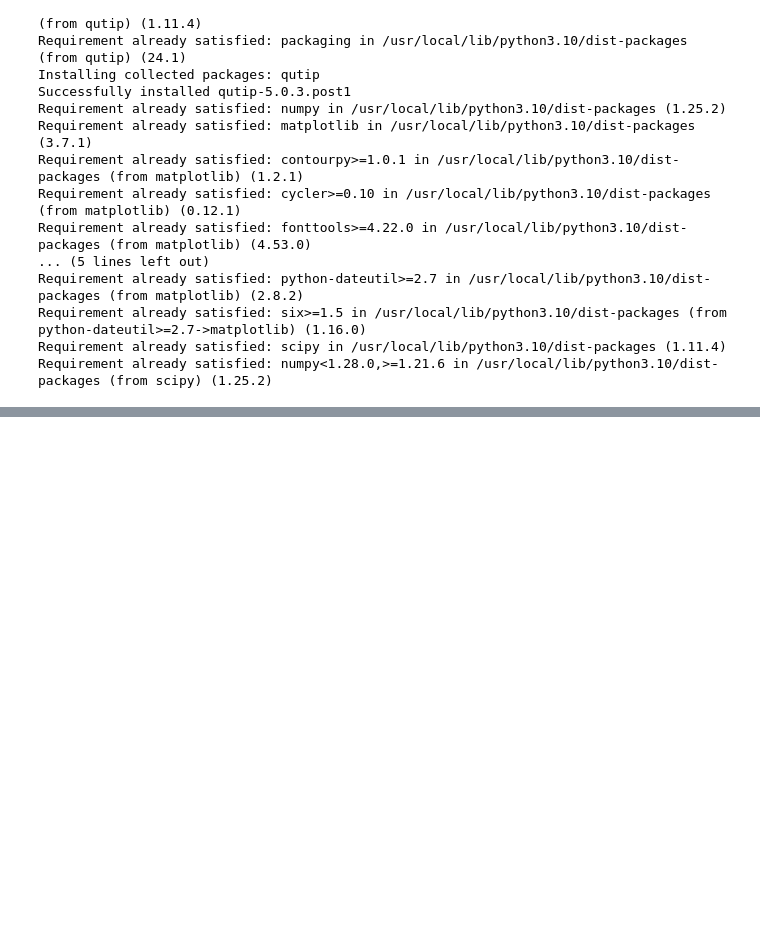
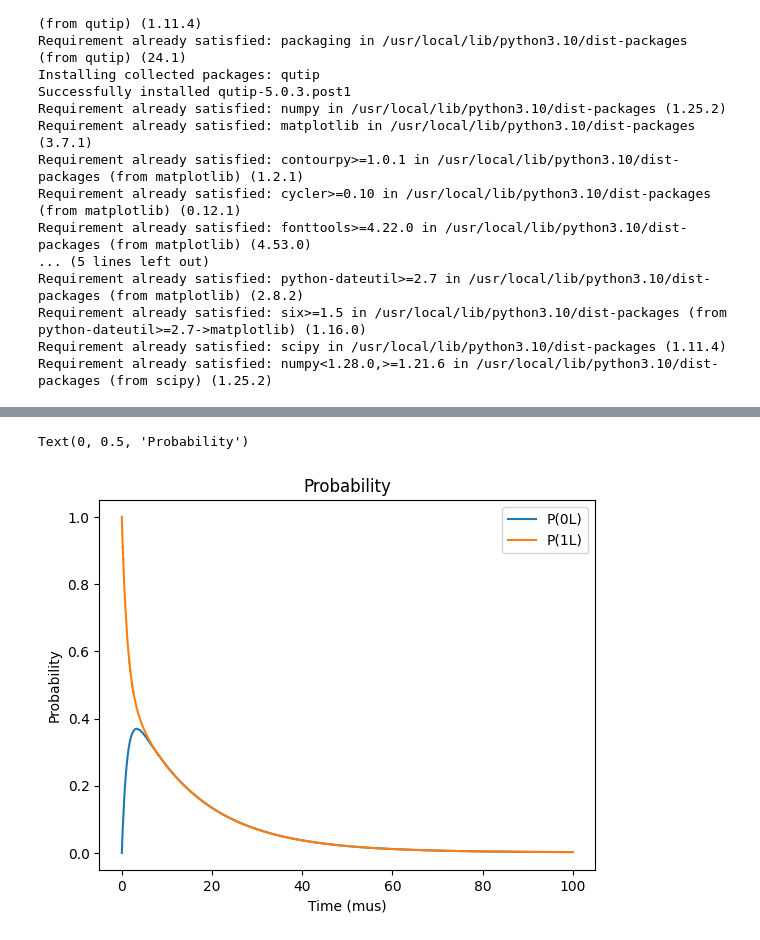
Before and after one commit to BrainConnection/Dynamical_Decoupling_Project, a Jupyter notebook: Dual Rail Erasure Qubit Reproduce.ipynb, the cells around one changed output, grey strips where cells are left out. Cells and saved outputs as stored; diff of their text form; code cells hidden in the pictures; blank space fills up the shorter version.

```diff
--- a/Dual Rail Erasure Qubit Reproduce.ipynb
+++ b/Dual Rail Erasure Qubit Reproduce.ipynb
@@ -33,0 +124,13 @@ from scipy.optimize import curve_fit
+# %%
+# Plot Results
+
+plt.plot(tlist, result0.expect[4], label="P(0L)")
+plt.plot(tlist, result0.expect[5], label="P(1L)")
+
+plt.legend()
+plt.title('Probability')
+plt.xlabel('Time (mus)')
+plt.ylabel('Probability')
+# %% [output]
+Text(0, 0.5, 'Probability')
+[figure, added]
```
Also changed, not shown: parts of 23 cells of this notebook.
